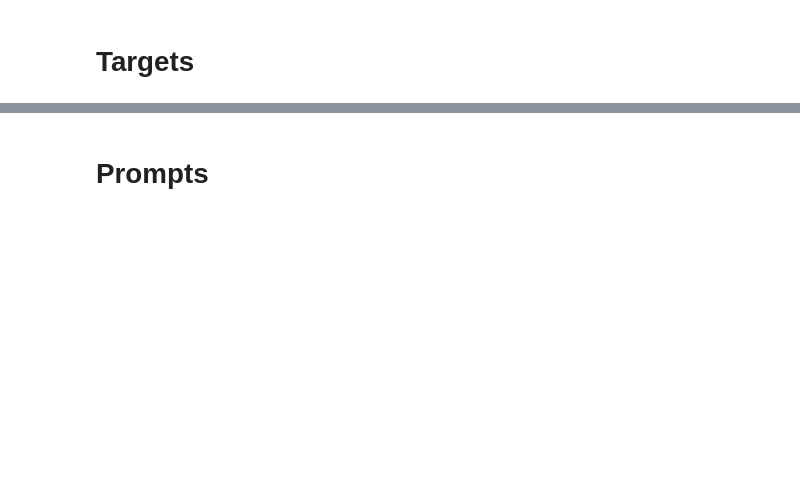
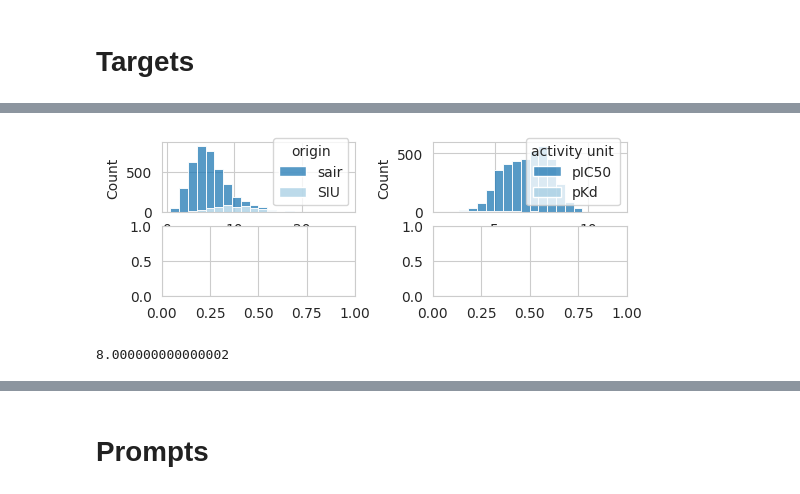
Before and after one commit to Fransou/MolGenDocking, a Jupyter notebook: notebooks/gen_dataset_analysis.ipynb, the cells around one changed output, grey strips where cells are left out. Saved outputs shown, nothing was run; the diff lists cells and outputs as text; code cells hidden in the pictures; blank space fills up the shorter version.

```diff
--- a/notebooks/gen_dataset_analysis.ipynb
+++ b/notebooks/gen_dataset_analysis.ipynb
@@ -49,7 +51,11 @@ def plot_all_cols(df, N_COLS, fig, escape=["smiles", "pdb_id"]):
 DATA_PATH = "data/molgendata"
 with open(os.path.join(DATA_PATH, "pockets_info.json")) as f:
     data = json.load(f)
-data = {k: data[k]["metadata"] for k in data}
+
+with open(os.path.join(DATA_PATH, "docking_targets.json")) as f:
+    targ = json.load(f)
+
+data = {k: data[k]["metadata"] for k in data if k in targ}
 target_info = pd.DataFrame.from_dict(data).transpose()
 target_info["origin"] = target_info["origin"].fillna("sair")
 
@@ -74,16 +94,23 @@ target_info
 # %%
-fig, axes = plt.subplots(1, 2, figsize=(6, 2), )
+fig, axes = plt.subplots(2, 2, figsize=(6, 2), )
+axes = axes.flatten()
 
 plt.subplots_adjust(wspace=0.4)
 axes = axes.flatten()
 cols = [("volume (nm$^3$)","origin"), ("Average labeled activity", "activity unit")]
 palette = sns.color_palette("Paired", n_colors=2)[::-1]
 
 for ax, col in zip(axes, cols):
     if len(col) == 1:
-        sns.histplot(target_info, x=col[0], bins=20, ax=ax, palette=palette)
+        sns.histplot(target_info, x=col[0], bins=20, hue=col[1], ax=ax, multiple="stack", palette=palette)
     else:
         sns.histplot(target_info, x=col[0], bins=20, ax=ax, hue=col[1], multiple="stack", palette=palette)
+# %% [output]
+[figure, added]
+# %%
+(20*10**-10)**3 / 10**-27
+# %% [output]
+8.000000000000002
 # %%
 import requests
 
```
Also changed, not shown: parts of 6 cells of this notebook, 27 other files.
